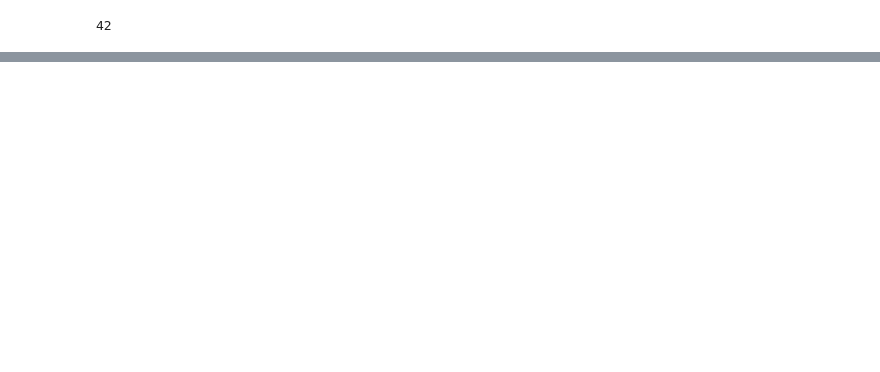
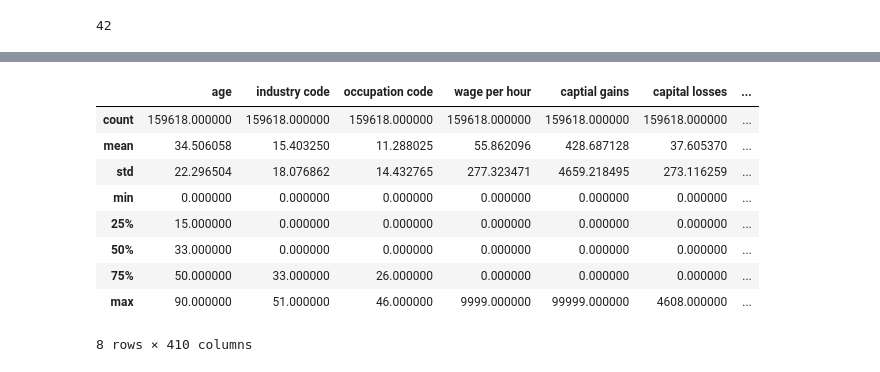
Before and after one commit to robert-at-pretension-io/applied_ml, a Jupyter notebook: census_data.ipynb, the cells around one changed output, grey strips where cells are left out. Saved outputs shown, nothing was run; the diff lists cells and outputs as text; code cells hidden in the pictures; blank space fills up the shorter version.

```diff
--- a/census_data.ipynb
+++ b/census_data.ipynb
@@ -63,0 +144,34 @@ my_census.head()
+# %%
+#here we will encode all categorical values into numerical values
+import pandas
+
+categorical_columns = census.select_dtypes(exclude=[np.number])
+numerical_columns = census.select_dtypes(include=[np.number])
+#census.hist(bins=20, figsize=(20,15))
+
+
+#cat_to_num_columns = encoder.fit_transform(categorical_columns)
+
+
+#for category_column_name in categorical_columns.columns.values:
+#    print("encoding and replacing :: " + category_column_name)
+#    encoded = encoder.fit_transform(categorical_columns[category_column_name])
+
+    #print("here's a sample: ")
+    #census[category_column_name] = encoded
+
+
+class_category = pandas.get_dummies(census)
+
+class_category.describe()
+# %% [output]
+|  | age | industry code | occupation code | wage per hour | captial gains | capital losses | ... |
+| count | 159618.000000 | 159618.000000 | 159618.000000 | 159618.000000 | 159618.000000 | 159618.000000 | ... |
+| mean | 34.506058 | 15.403250 | 11.288025 | 55.862096 | 428.687128 | 37.605370 | ... |
+| std | 22.296504 | 18.076862 | 14.432765 | 277.323471 | 4659.218495 | 273.116259 | ... |
+| min | 0.000000 | 0.000000 | 0.000000 | 0.000000 | 0.000000 | 0.000000 | ... |
+| 25% | 15.000000 | 0.000000 | 0.000000 | 0.000000 | 0.000000 | 0.000000 | ... |
+| 50% | 33.000000 | 0.000000 | 0.000000 | 0.000000 | 0.000000 | 0.000000 | ... |
+| 75% | 50.000000 | 33.000000 | 26.000000 | 0.000000 | 0.000000 | 0.000000 | ... |
+| max | 90.000000 | 51.000000 | 46.000000 | 9999.000000 | 99999.000000 | 4608.000000 | ... |
+8 rows × 410 columns
```
Also changed, not shown: parts of 9 cells of this notebook.
